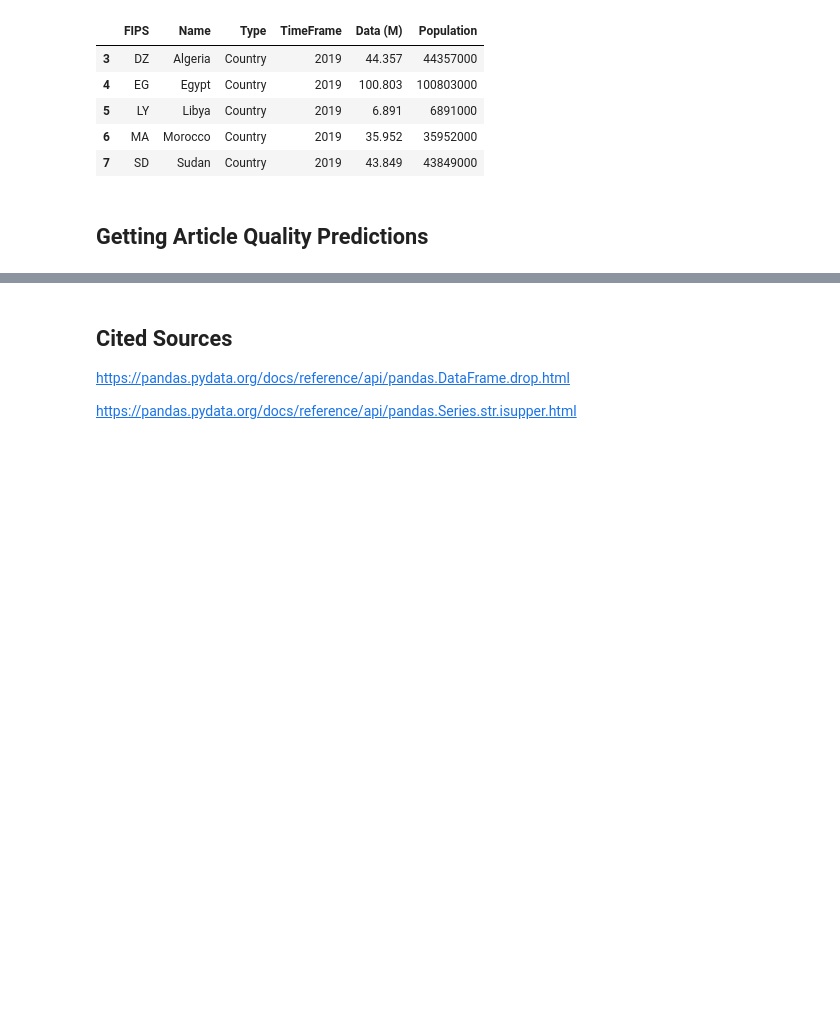
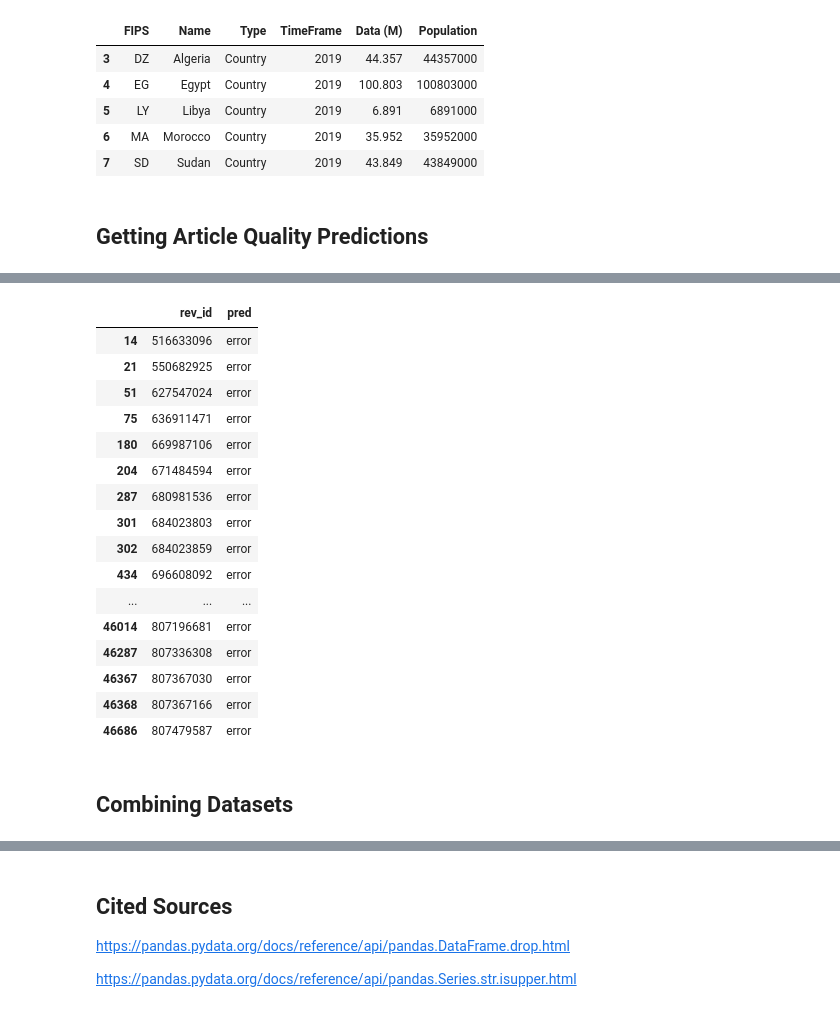
Before and after one commit to aaliyahfiala42/data-512-a2, a Jupyter notebook: hcds-a2-bias.ipynb, the cells around one changed output, grey strips where cells are left out. Saved outputs shown, nothing was run; the diff lists cells and outputs as text; code cells hidden in the pictures; blank space fills up the shorter version.

```diff
--- a/hcds-a2-bias.ipynb
+++ b/hcds-a2-bias.ipynb
@@ -143,0 +240,30 @@ You have two options for getting data from the ORES:
+# %%
+temp_predictions = [] #store nested predictions temporarily
+rev_id = [] #variable to store rev_id
+pred = [] #variable to store final predictions, including errors
+
+batchsize = 50 #set the batch size
+
+
+for i in range(0, len(wiki_country_politician), batchsize):
+    #get the batch of revision id's
+    batch = wiki_country_politician.rev_id.iloc[i:i+batchsize] # the result might be shorter than batchsize at the end
+    json_results = api_call(endpoint, '|'.join(str(x) for x in batch))
+    scores = json_results['enwiki']['scores']
+
+    #parse json from latest batch
+    for p_id, p_info in scores.items():
+        temp_predictions.append(p_info['articlequality'])
+        rev_id.append(p_id) #store rev_id
+
+    #get all predictions from latest batch
+    for p in temp_predictions:
+        for p_id, p_info in p.items():
+            if p_id == 'score':
+                #store predicted quality
+                pred.append(p_info['prediction'])
+            else:
+                #error: could not get the predicted quailty
+                pred.append('error')
+    #reset temp variable
+    temp_predictions = []
@@ -143,0 +325,20 @@ You have two options for getting data from the ORES:
+# %%
+predictions[predictions['pred'] == 'error']
+# %% [output]
+|  | rev_id | pred |
+| 14 | 516633096 | error |
+| 21 | 550682925 | error |
+| 51 | 627547024 | error |
+| 75 | 636911471 | error |
+| 180 | 669987106 | error |
+| 204 | 671484594 | error |
+| 287 | 680981536 | error |
+| 301 | 684023803 | error |
+| 302 | 684023859 | error |
+| 434 | 696608092 | error |
+| ... | ... | ... |
+| 46014 | 807196681 | error |
+| 46287 | 807336308 | error |
+| 46367 | 807367030 | error |
+| 46368 | 807367166 | error |
+| 46686 | 807479587 | error |
@@ -143,0 +351,2 @@ You have two options for getting data from the ORES:
+# %% [markdown]
+## Combining Datasets
```
Also changed, not shown: parts of 46 cells of this notebook.
